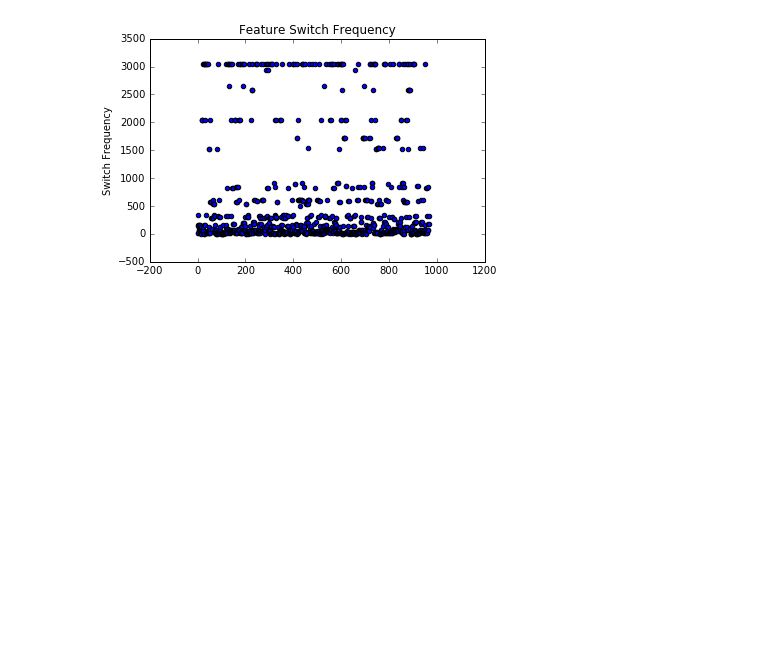
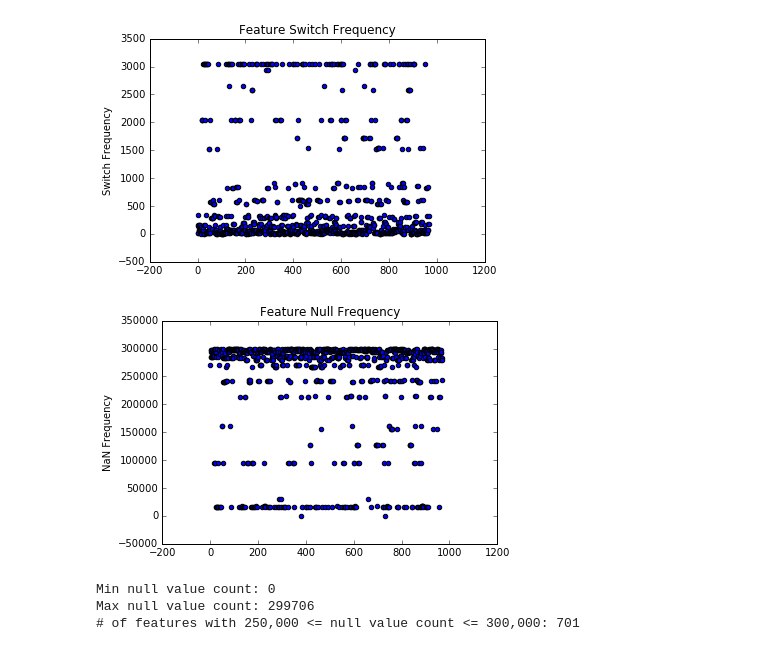
Before and after one commit to SiddhanthUnnithan/bosch_plp, a Jupyter notebook: Bosch_plp.ipynb, the cells around one changed output. Cells and saved outputs as stored; diff of their text form; code cells hidden in the pictures; blank space fills up the shorter version.

Commit message:
null value frequency analysis

```diff
--- a/Bosch_plp.ipynb
+++ b/Bosch_plp.ipynb
@@ -271,0 +249,12 @@ def mcc_eval(result, test):
+# %%
+# obtain nan frequencies - recognize that Id, Response will have freq = 0
+nan_freq = {col: len(filter(lambda x: x, df_numeric[col].isnull())) for col in df_numeric.columns}
+# %%
+fig = plt.figure()
+axes = fig.add_subplot(1,1,1)
+axes.scatter(np.arange(len(nan_freq)), nan_freq.values())
+plt.ylabel('NaN Frequency')
+plt.title('Feature Null Frequency')
+plt.show()
+# %% [output]
+[figure, added]
@@ -271,0 +264,9 @@ def mcc_eval(result, test):
+# %%
+print "Min null value count: %s" % df_nf.NaN_Freq.min()
+print "Max null value count: %s" % df_nf.NaN_Freq.max()
+
+print "# of features with 250,000 <= null value count <= 300,000: %s" % len(df_nf[(df_nf["NaN_Freq"] > 250000) & (df_nf["NaN_Freq"] < 300000)])
+# %% [output]
+Min null value count: 0
+Max null value count: 299706
+# of features with 250,000 <= null value count <= 300,000: 701
```
Also changed, not shown: parts of 10 cells of this notebook.
